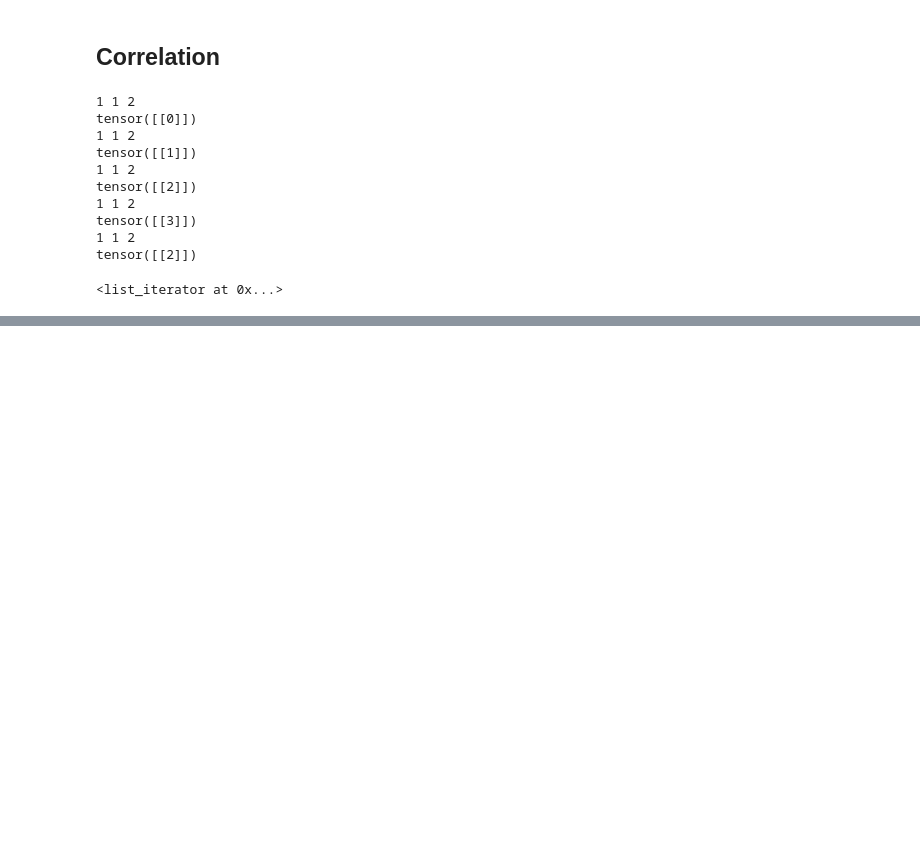
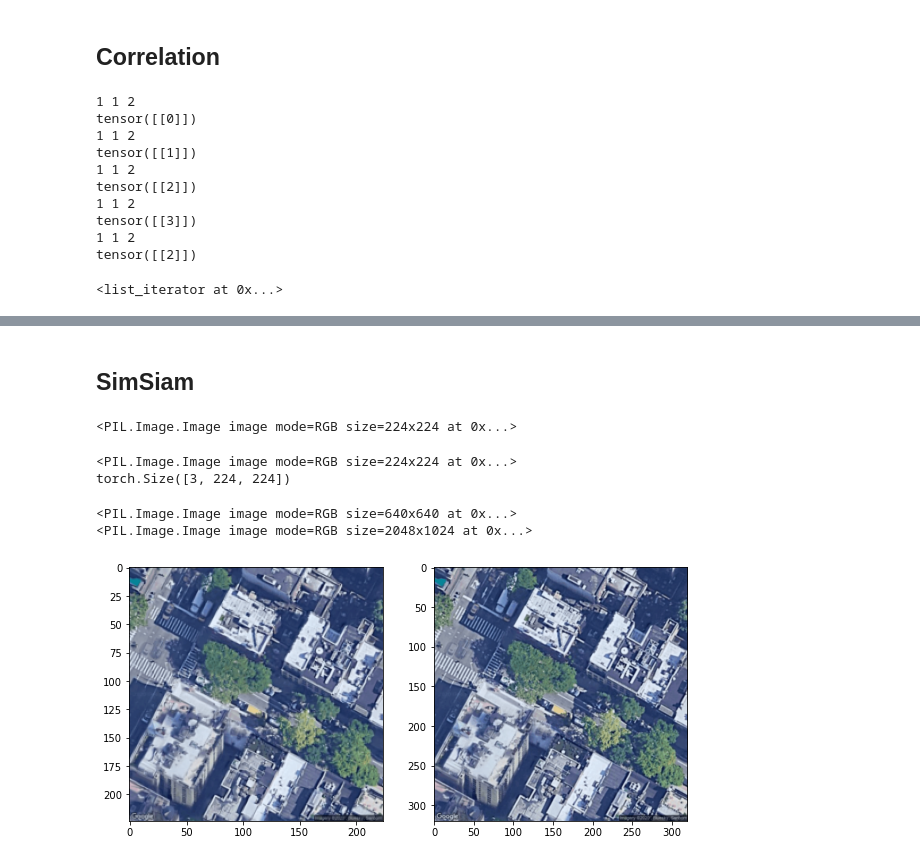
Before and after one commit to jcuic5/orissl-cvm, a Jupyter notebook: playground.ipynb, the cells around one changed output, grey strips where cells are left out. Saved outputs shown, nothing was run; the diff lists cells and outputs as text; code cells hidden in the pictures; blank space fills up the shorter version.

```diff
--- a/playground.ipynb
+++ b/playground.ipynb
@@ -571,0 +850,64 @@ iter(a)
+# %% [markdown]
+## SimSiam
+# %%
+from torchvision import transforms as T
+imagenet_mean_std = [[0.485, 0.456, 0.406], [0.229, 0.224, 0.225]]
+def input_transform(resize):
+    return T.Compose([
+        T.Resize(resize),
+        T.ToTensor(),
+        T.Normalize(mean=imagenet_mean_std[0],
+                    std=imagenet_mean_std[1]),
+    ])
+from clsslcvm.augmentations import SimSiamTransform
+
+def denormalize(im):
+	im = (im - np.min(im)) / (np.max(im) - np.min(im))
+	im = np.ascontiguousarray(im * 255, dtype=np.uint8)
+	return im
+# %%
+from PIL import Image
+import numpy as np
+img = Image.fromarray(np.ones((224, 224, 1)), mode='RGB')
+print(img)
+# %% [output]
+<PIL.Image.Image image mode=RGB size=224x224 at 0x...>
+# %%
+img = Image.new('RGB', (224, 224))
+transform = input_transform((224, 224))
+print(img)
+img = transform(img)
+print(img.shape)
+# %% [output]
+<PIL.Image.Image image mode=RGB size=224x224 at 0x...>
+torch.Size([3, 224, 224])
+# %%
+# img = Image.open('data/VIGOR/NewYork/satellite/satellite_40.7010870725_-74.0191359886.png').convert('RGB')
+# img = Image.open('data/VIGOR/NewYork/satellite/satellite_40.7827771132_-73.9875261562.png').convert('RGB')
+img_grd = Image.open('data/VIGOR/NewYork/satellite/satellite_40.7689980701_-73.9628445062.png').convert('RGB')
+img_sat = Image.open('data/VIGOR/NewYork/panorama/nbO3tQwJdiAnK5ruCWo-Wg,40.768942,-73.962757,.jpg').convert('RGB')
+print(img_grd)
+print(img_sat)
+transform1 = input_transform((224, 224))
+transform2 = input_transform((320, 320))
+
+transform3 = SimSiamTransform((224, 224))
+transform4 = SimSiamTransform((224, 448))
+
+transform5 = input_transform((224, 448))
+transform6 = input_transform((320, 640))
+
+import matplotlib.pyplot as plt
+# %% [output]
+<PIL.Image.Image image mode=RGB size=640x640 at 0x...>
+<PIL.Image.Image image mode=RGB size=2048x1024 at 0x...>
+# %%
+img1 = transform1(img_grd)
+img2 = transform2(img_grd)
+fig, axes = plt.subplots(1, 2, figsize=(10,10))
+axes[0].imshow(np.transpose(denormalize(img1.numpy()), (1,2,0)))
+axes[1].imshow(np.transpose(denormalize(img2.numpy()), (1,2,0)))
+
+plt.show()
+# %% [output]
+[figure, added]
```
Also changed, not shown: parts of 24 cells of this notebook, 28 other files.
